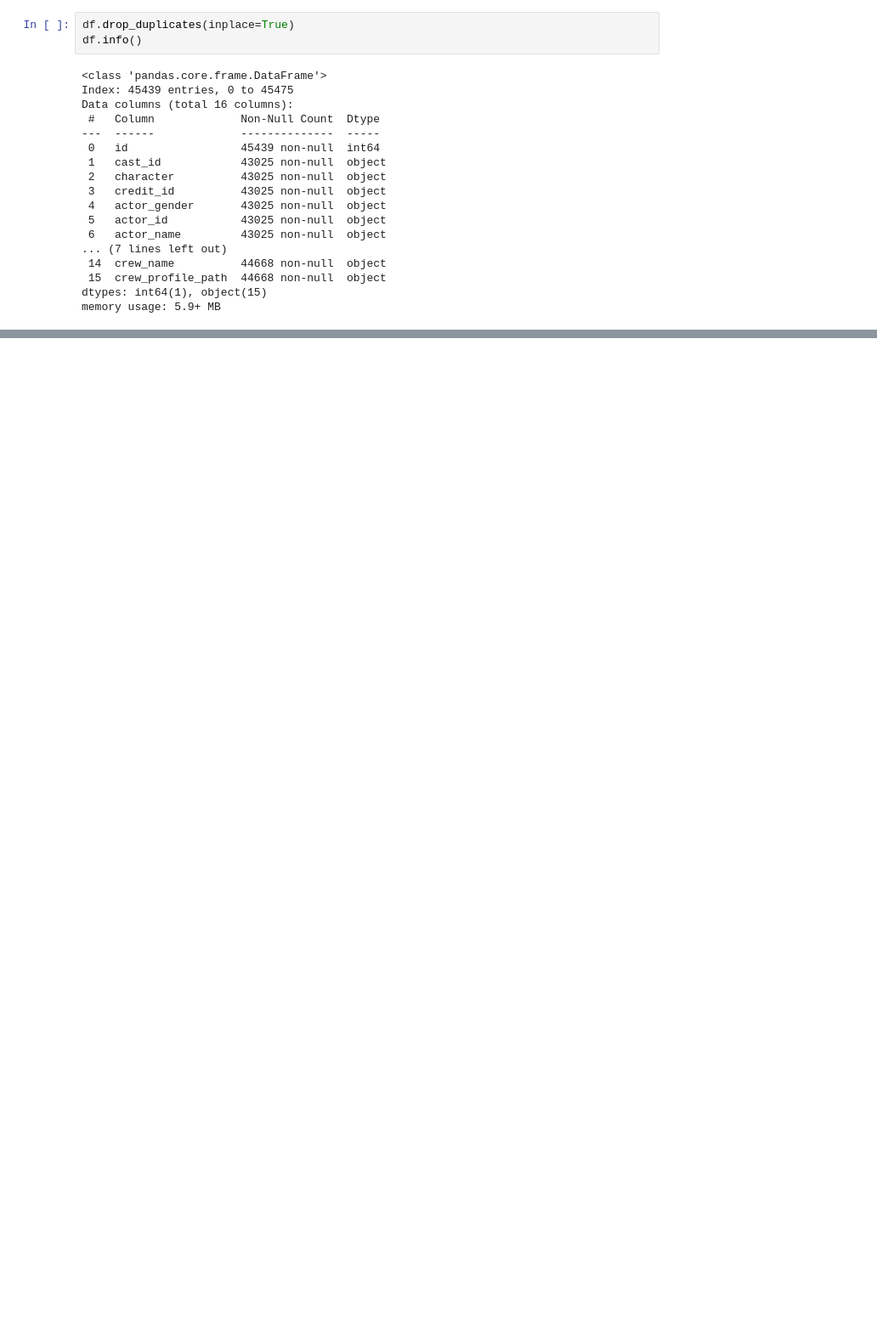
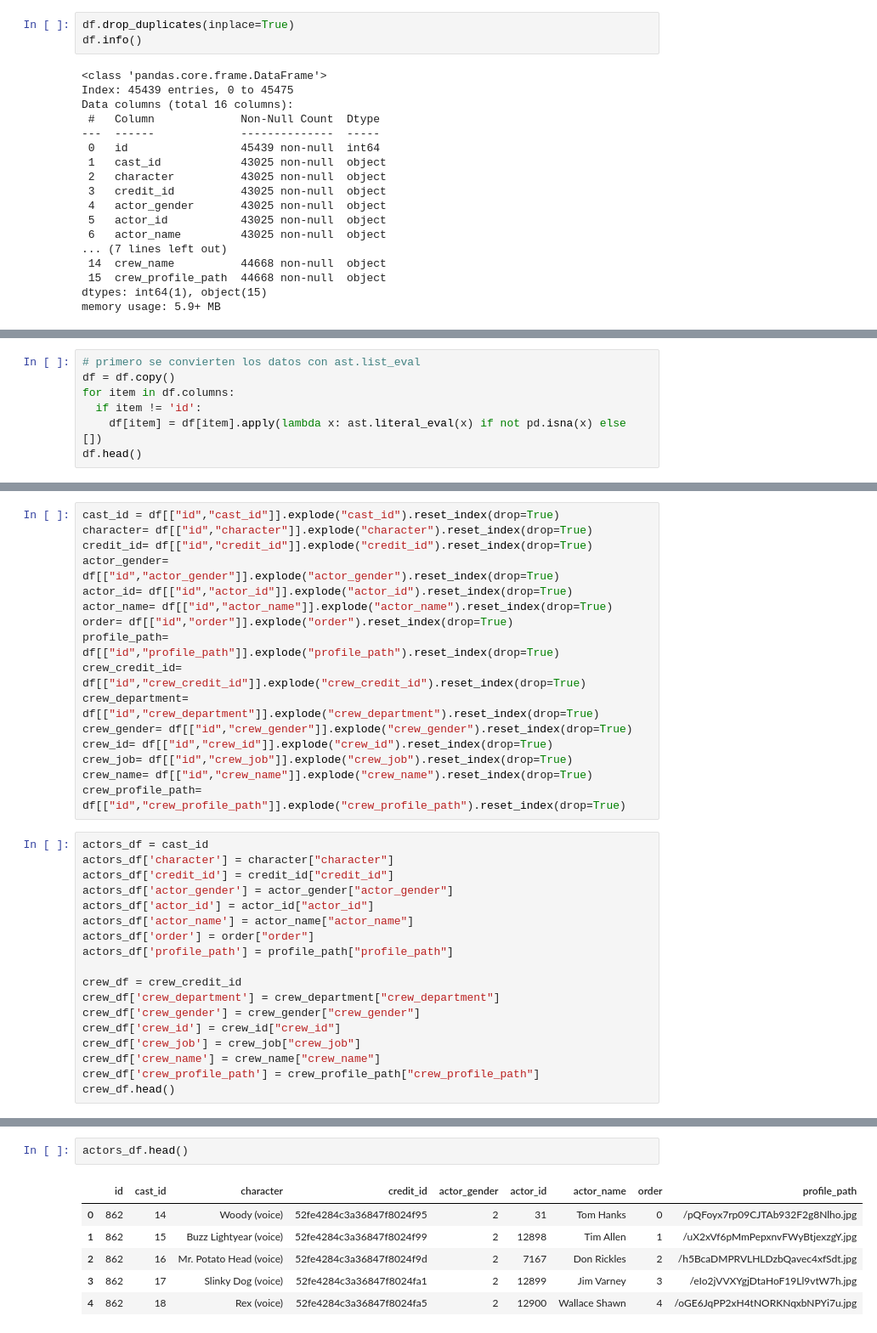
Before and after one commit to dnewbie25/Movie-Recommender-App, a Jupyter notebook: Machine Learning Model/Credits_ETL.ipynb, the cells around one changed output, grey strips where cells are left out. Shown: that part at 85% size. Drawn from its saved outputs; the diff is of its cells as text; blank space fills up the shorter version.

Commit message:
created an expanded csv for actors and crew, dropped duplicates

```diff
--- a/Machine Learning Model/Credits_ETL.ipynb
+++ b/Machine Learning Model/Credits_ETL.ipynb
@@ -256,0 +281,7 @@ memory usage: 5.9+ MB
+# %%
+# primero se convierten los datos con ast.list_eval
+df = df.copy()
+for item in df.columns:
+  if item != 'id':
+    df[item] = df[item].apply(lambda x: ast.literal_eval(x) if not pd.isna(x) else [])
+df.head()
@@ -256,0 +295,34 @@ memory usage: 5.9+ MB
+# %%
+cast_id = df[["id","cast_id"]].explode("cast_id").reset_index(drop=True)
+character= df[["id","character"]].explode("character").reset_index(drop=True)
+credit_id= df[["id","credit_id"]].explode("credit_id").reset_index(drop=True)
+actor_gender= df[["id","actor_gender"]].explode("actor_gender").reset_index(drop=True)
+actor_id= df[["id","actor_id"]].explode("actor_id").reset_index(drop=True)
+actor_name= df[["id","actor_name"]].explode("actor_name").reset_index(drop=True)
+order= df[["id","order"]].explode("order").reset_index(drop=True)
+profile_path= df[["id","profile_path"]].explode("profile_path").reset_index(drop=True)
+crew_credit_id= df[["id","crew_credit_id"]].explode("crew_credit_id").reset_index(drop=True)
+crew_department= df[["id","crew_department"]].explode("crew_department").reset_index(drop=True)
+crew_gender= df[["id","crew_gender"]].explode("crew_gender").reset_index(drop=True)
+crew_id= df[["id","crew_id"]].explode("crew_id").reset_index(drop=True)
+crew_job= df[["id","crew_job"]].explode("crew_job").reset_index(drop=True)
+crew_name= df[["id","crew_name"]].explode("crew_name").reset_index(drop=True)
+crew_profile_path= df[["id","crew_profile_path"]].explode("crew_profile_path").reset_index(drop=True)
+# %%
+actors_df = cast_id
+actors_df['character'] = character["character"]
+actors_df['credit_id'] = credit_id["credit_id"]
+actors_df['actor_gender'] = actor_gender["actor_gender"]
+actors_df['actor_id'] = actor_id["actor_id"]
+actors_df['actor_name'] = actor_name["actor_name"]
+actors_df['order'] = order["order"]
+actors_df['profile_path'] = profile_path["profile_path"]
+
+crew_df = crew_credit_id
+crew_df['crew_department'] = crew_department["crew_department"]
+crew_df['crew_gender'] = crew_gender["crew_gender"]
+crew_df['crew_id'] = crew_id["crew_id"]
+crew_df['crew_job'] = crew_job["crew_job"]
+crew_df['crew_name'] = crew_name["crew_name"]
+crew_df['crew_profile_path'] = crew_profile_path["crew_profile_path"]
+crew_df.head()
@@ -256,0 +336,9 @@ memory usage: 5.9+ MB
+# %%
+actors_df.head()
+# %% [output]
+|  | id | cast_id | character | credit_id | actor_gender | actor_id | actor_name | order | profile_path |
+| 0 | 862 | 14 | Woody (voice) | 52fe4284c3a36847f8024f95 | 2 | 31 | Tom Hanks | 0 | /pQFoyx7rp09CJTAb932F2g8Nlho.jpg |
+| 1 | 862 | 15 | Buzz Lightyear (voice) | 52fe4284c3a36847f8024f99 | 2 | 12898 | Tim Allen | 1 | /uX2xVf6pMmPepxnvFWyBtjexzgY.jpg |
+| 2 | 862 | 16 | Mr. Potato Head (voice) | 52fe4284c3a36847f8024f9d | 2 | 7167 | Don Rickles | 2 | /h5BcaDMPRVLHLDzbQavec4xfSdt.jpg |
+| 3 | 862 | 17 | Slinky Dog (voice) | 52fe4284c3a36847f8024fa1 | 2 | 12899 | Jim Varney | 3 | /eIo2jVVXYgjDtaHoF19Ll9vtW7h.jpg |
+| 4 | 862 | 18 | Rex (voice) | 52fe4284c3a36847f8024fa5 | 2 | 12900 | Wallace Shawn | 4 | /oGE6JqPP2xH4tNORKNqxbNPYi7u.jpg |
```
Also changed, not shown: parts of 15 cells of this notebook, 3 other files.
